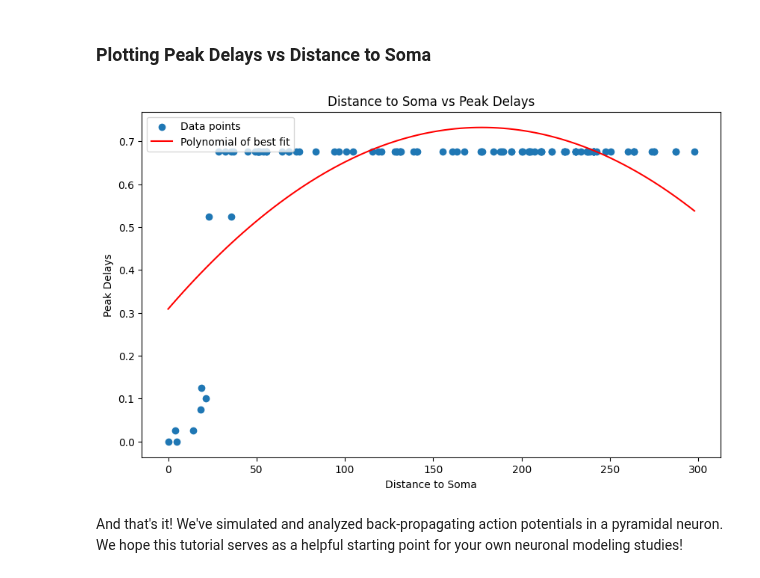
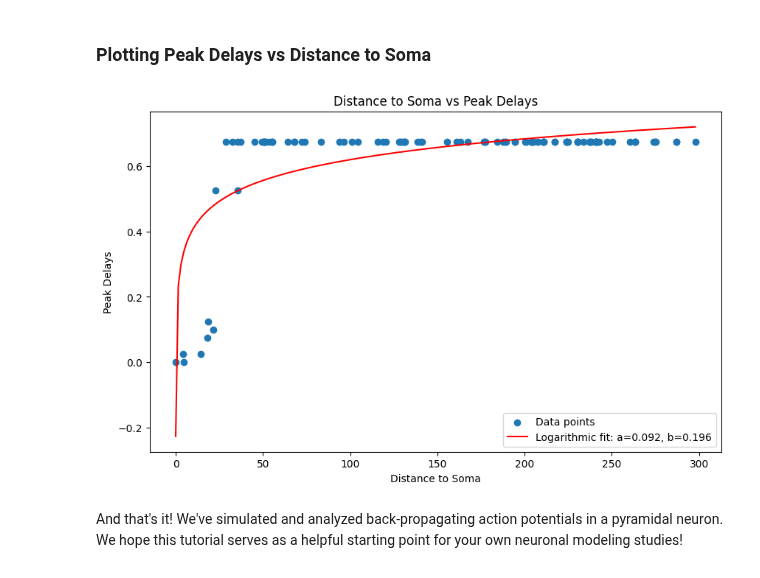
Before and after one commit to BlueBrain/BlueCelluLab, a Jupyter notebook: examples/3-bpap/bpap.ipynb, the cells around one changed output. Cells and saved outputs as stored; diff of their text form; code cells hidden in the pictures.

Commit message:
fit exponential and logarithmics for the attenuation plots

```diff
--- a/examples/3-bpap/bpap.ipynb
+++ b/examples/3-bpap/bpap.ipynb
@@ -255,28 +258,35 @@ plt.show()
 # %%
 # Convert to lists for easier manipulation
 distances = list(distances_to_soma.values())
 delays = list(peak_delays.values())
 
+def log_func(x, a, b):
+    return a * np.log(x) + b
+
+# Since log(0) is undefined, we add a small constant to distances
+distances_shifted = np.array(distances) + 0.01
+
+popt, pcov = curve_fit(log_func, distances_shifted, delays)
+
 # Scatter plot
 plt.figure(figsize=(10, 6))
 plt.scatter(distances, delays, label='Data points')
 
-# Polynomial of best fit (degree 2)
-coeffs = np.polyfit(distances, delays, 2)  # Change the number 2 to adjust the degree of the polynomial
-polynomial_func = np.poly1d(coeffs)
-x_vals = np.linspace(min(distances), max(distances), 100)  # 100 points for a smooth line
-plt.plot(x_vals, polynomial_func(x_vals), color='red', label='Polynomial of best fit')
+# Plot the fitted function
+x_vals = np.linspace(min(distances_shifted), max(distances_shifted), 200)
+plt.plot(x_vals, log_func(x_vals, *popt), color='red', label='Logarithmic fit: a=%5.3f, b=%5.3f' % tuple(popt))
+
 
 # Labels and title
 plt.title('Distance to Soma vs Peak Delays')
 plt.xlabel('Distance to Soma')
 plt.ylabel('Peak Delays')
 
 # Legend
 plt.legend()
 
 plt.show()
 # %% [output]
-[figure, old version]
+[figure, new version]
 # %% [markdown]
 And that's it! We've simulated and analyzed back-propagating action potentials in a pyramidal neuron. We hope this tutorial serves as a helpful starting point for your own neuronal modeling studies!
```
Also changed, not shown: parts of 5 cells of this notebook.
